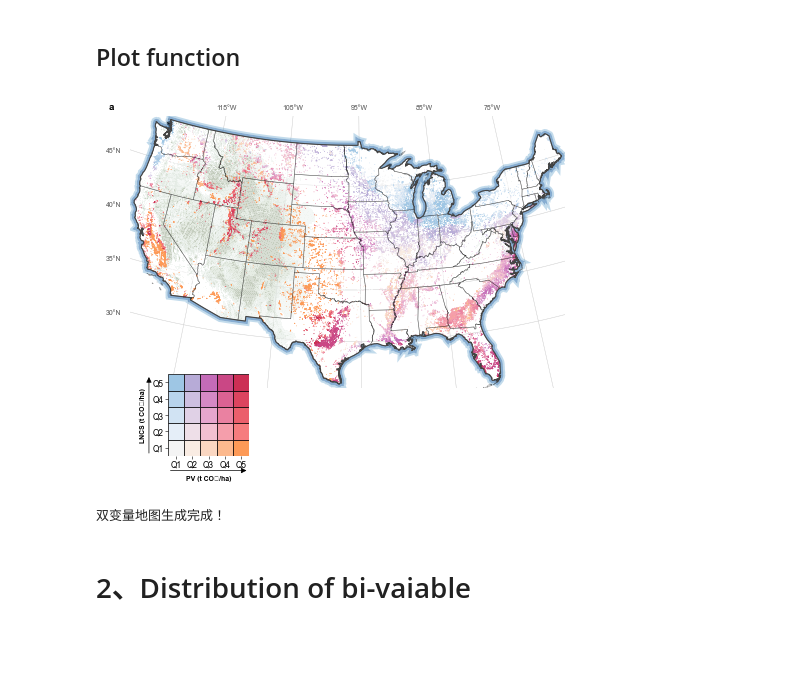
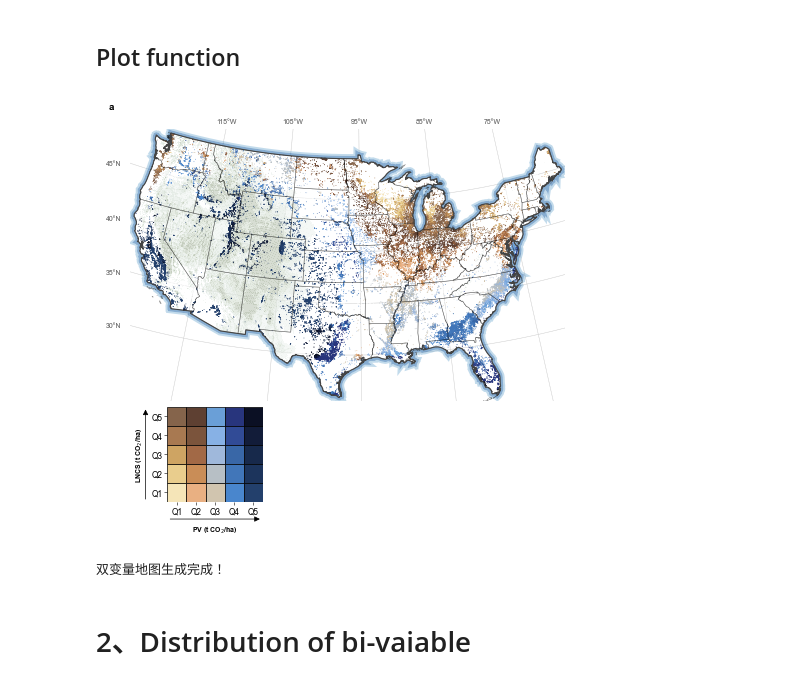
Before and after one commit to px39n/Landuse_Zhong, a Jupyter notebook: 6.8 Figure3_Carbon_LNCS.ipynb, the cells around one changed output. Drawn from its saved outputs; the diff is of its cells as text; code cells hidden in the pictures; blank space fills up the shorter version.

```diff
--- a/6.8 Figure3_Carbon_LNCS.ipynb
+++ b/6.8 Figure3_Carbon_LNCS.ipynb
@@ -446,7 +448,7 @@ def plot_bivariate_nature_style(
     margin_right = 40000.0  # 单独设置右侧 (xmax) 的 margin
     ax.set_xlim(xmin - margin_left, xmax + margin_right)
     ax.set_ylim(ymin - 40000.0, ymax + 40000.0)
-    ax.set_position([0.07, 0.1, 0.85, 0.9])
+    ax.set_position([0.07, 0.17, 0.85, 0.9])
     # ax.set_position([0.1, 0.1, 0.8, 0.8])
 
 
@@ -544,7 +546,7 @@ def plot_bivariate_nature_style(
 
 import colorsys
 
-def create_bivariate_colormap_5x5(style: str = "blue_orange_strong"):
+def create_bivariate_colormap_5x5(style: str = "orange_blue_strong_smooth"):
     if style == "green_purple_strong":
         return [
             "#F1F5E6", "#E5E3EE", "#D8D0F2", "#C5B6E8", "#B28BD4",
@@ -570,6 +572,29 @@ def create_bivariate_colormap_5x5(style: str = "blue_orange_strong"):
             "#FCB98E","#F59EAB","#EA81A1","#DB6293","#CA4785",
             "#FD9A57","#F67C7E","#EB5F6C","#DC445F","#CC2F54",
         ]
+    if style == "orange_blue_strong_smooth":
+        return [
+            # Row 1: 褐色 → 土黄色（过渡暖调）
+            "#F5E5B8", "#E9CD8D", "#CEA463", "#A87951", "#85644B",
+            # Row 2: 深棕色 → 暗褐色
+            "#E9B082", "#C98D57", "#A26946", "#7B543C", "#5E4032",
+            # Row 3: 土黄 → 浅灰蓝
+            "#D1C5AF", "#B7BFC5", "#9FB8DB", "#87B1E5", "#6A9FD7",
+            # Row 4: 灰蓝 → 亮蓝
+            "#4986CD", "#4176B9", "#3967A7", "#314B96", "#28357D",
+            # Row 5: 蓝 → 深蓝
+            "#23406C", "#1C345C", "#17294B", "#121C39", "#0B1024",
+        ]
+
+    if style == "brown_green":
+        # 深棕色-绿色系，row-major（行：低褐→高绿；列：低褐→高绿）
+        return [
+            "#efe8e1", "#d1beb3", "#a87c5d", "#7a4e33", "#402714",
+            "#e6ecd9", "#cecaa4", "#9a8a60", "#745830", "#3d2d12",
+            "#d1e6be", "#b3c591", "#78914d", "#476821", "#233510",
+            "#badf9b", "#90bb63", "#5f9131", "#326010", "#183208",
+            "#a0d36f", "#6ea135", "#417a10", "#295a13", "#15340a",
+        ]
     raise ValueError(f"Unknown style: {style}")
 
 
@@ -581,12 +606,12 @@ def _add_bivariate_colorbar_5x5(fig, ax, var1_quintiles, var2_quintiles,
     from matplotlib.patches import FancyArrowPatch
 
     pos = ax.get_position()
-    # Keep the overall width the same
-    mosaic_left  = pos.x0 + 0.08 * pos.width   # same horizontal anchor
-    mosaic_size  = 0.20 * pos.width            # keep width constant
+    # 增大配色条的尺寸
+    mosaic_left  = pos.x0 + 0.02 * pos.width
+    mosaic_size  = 0.35 * pos.width           # 由0.3调大为0.5
 
-    mosaic_bottom = pos.y0 - 0.25 * pos.height   # was 0.06
-    mosaic_height = 0.30 * pos.height            # was 0.30
+    mosaic_bottom = pos.y0 - 0.37 * pos.height
+    mosaic_height = 0.35 * pos.height
 
     mosaic_ax = fig.add_axes(
         [mosaic_left, mosaic_bottom, mosaic_size, mosaic_height],
@@ -644,37 +669,37 @@ try:
         df_plot,
         us_nation_4326,
         us_states_4326,
         dem_us,
         var1_name='pv_potential_dens_co2',
         var2_name='LNCS_expect_co2',
         title1='PV',
         title2='LNCS',
-        unit1='t CO₂/ha',
-        unit2='t CO₂/ha',
+        unit1='t CO$_2$/ha',
+        unit2='t CO$_2$/ha',
     )
 
     # 添加面板标签
-    ax.text(-0.05, 1.05, 'a', transform=ax.transAxes,
+    ax.text(-0.05, 1.1, 'a', transform=ax.transAxes,
             ha='left', va='top', fontsize=7, fontweight='bold',
             bbox=dict(facecolor='white', alpha=0.7, pad=0.2, lw=0), zorder=100)
 
     # 保存图片
     filename_png = "figure/US_figure/bivariate_emission_lucs_nature_style_300dpi.png"
     filename_pdf = "figure/US_figure/bivariate_emission_lucs_nature_style_300dpi.pdf"
 
     fig.savefig(filename_png, dpi=300, facecolor='White')
     fig.canvas.draw()
     fig.savefig(filename_pdf, dpi=300, facecolor='None')
 
     plt.show()
     plt.close(fig)
 
     print("双变量地图生成完成！")
 
 except Exception as e:
     print(f"生成双变量地图时出错: {e}")
 # %% [output]
-[figure, old version]
+[figure, new version]
 双变量地图生成完成！
 # %% [markdown]
 # 2、Distribution of bi-vaiable
```
Also changed, not shown: parts of 25 cells of this notebook, 19 other files.
